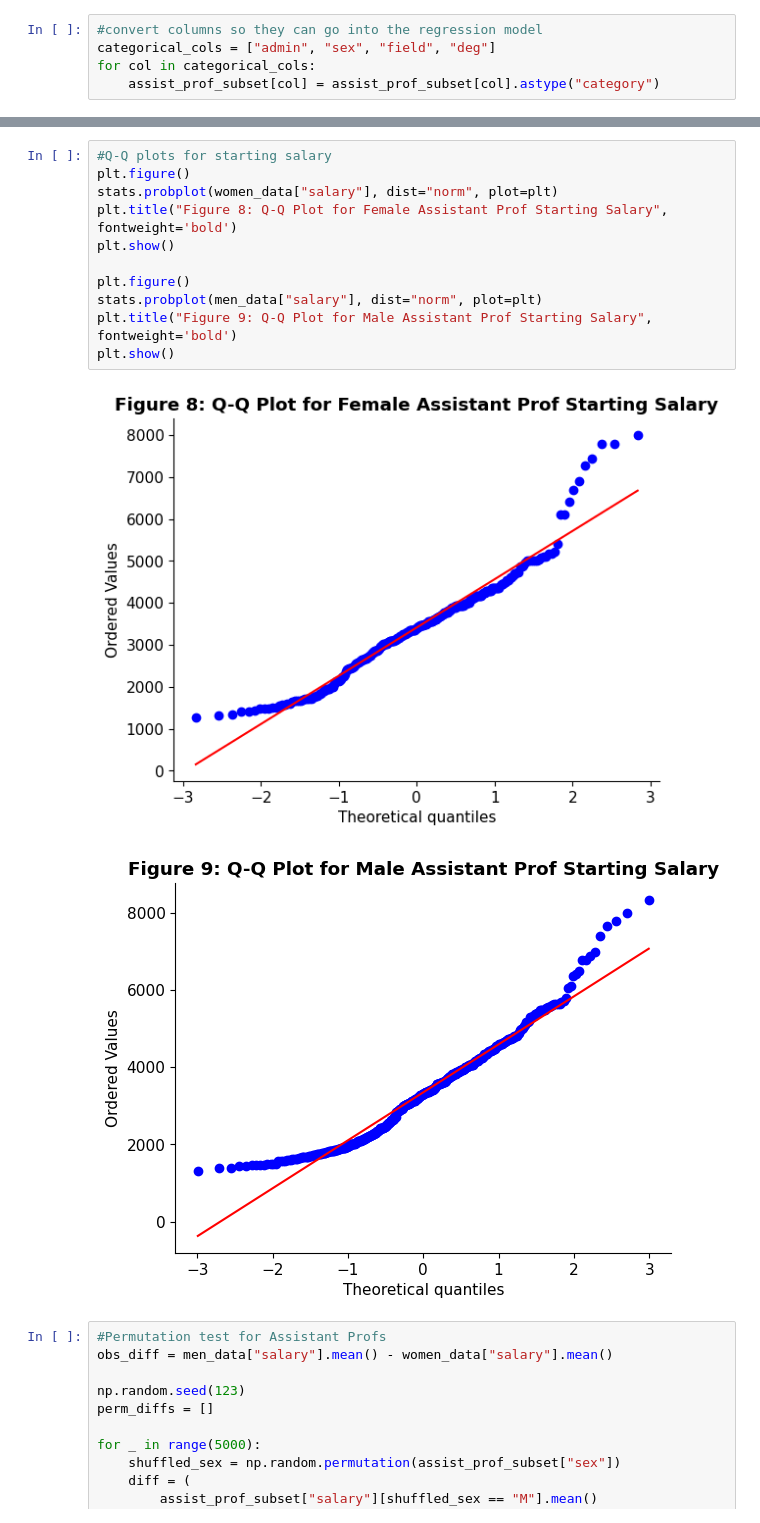
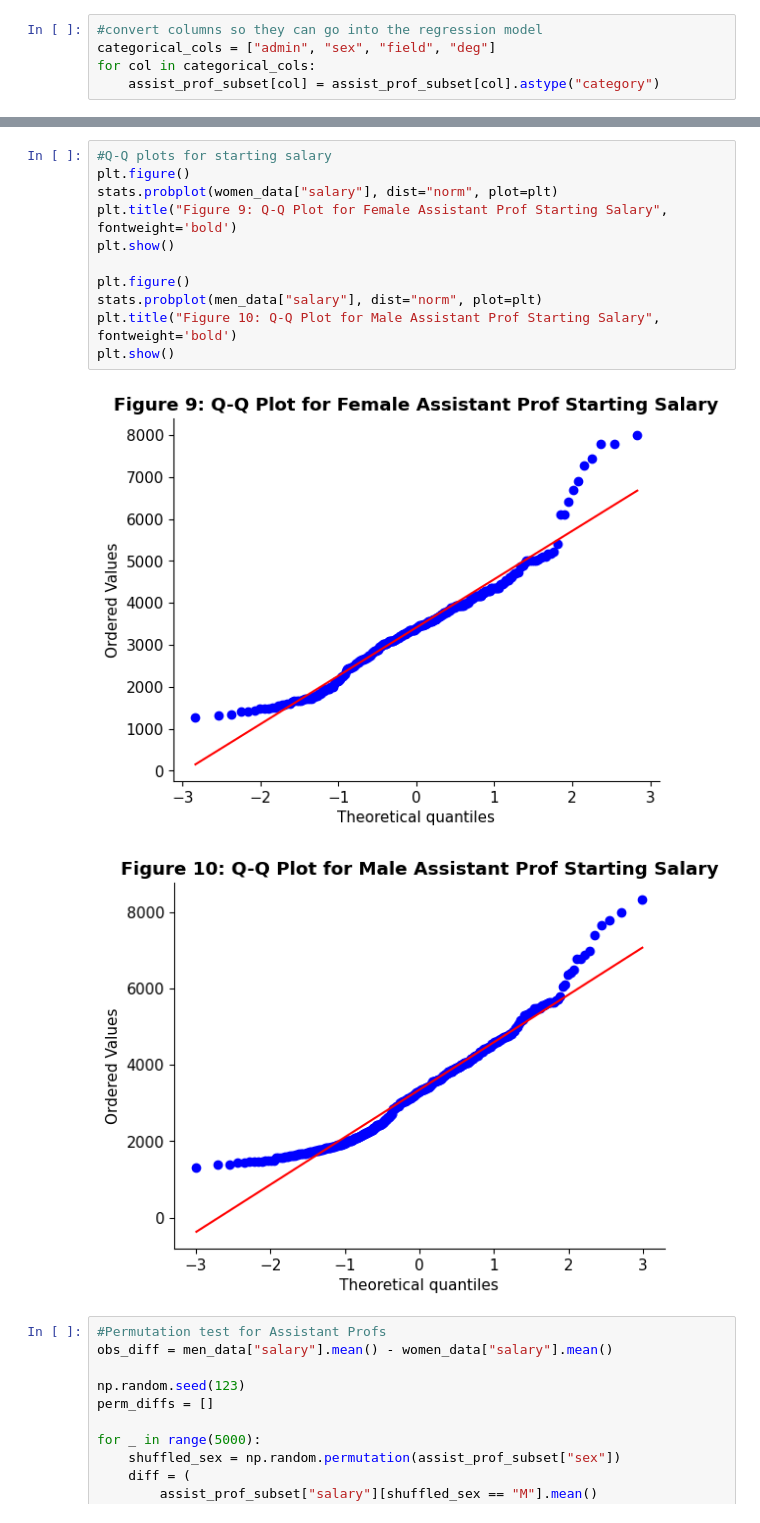
Before and after one commit to Jaiycex/Data557_Project_StoryTeam, a Jupyter notebook: Istanbul_IDS.ipynb, the cells around one changed output, grey strips where cells are left out. Cells and saved outputs as stored; diff of their text form.

```diff
--- a/Istanbul_IDS.ipynb
+++ b/Istanbul_IDS.ipynb
@@ -859,17 +907,17 @@ Men variance: 1602759.3115676737
 # %%
 #Q-Q plots for starting salary
 plt.figure()
 stats.probplot(women_data["salary"], dist="norm", plot=plt)
-plt.title("Figure 8: Q-Q Plot for Female Assistant Prof Starting Salary", fontweight='bold')
+plt.title("Figure 9: Q-Q Plot for Female Assistant Prof Starting Salary", fontweight='bold')
 plt.show()
 
 plt.figure()
 stats.probplot(men_data["salary"], dist="norm", plot=plt)
-plt.title("Figure 9: Q-Q Plot for Male Assistant Prof Starting Salary", fontweight='bold')
+plt.title("Figure 10: Q-Q Plot for Male Assistant Prof Starting Salary", fontweight='bold')
 plt.show()
 # %% [output]
 [figure]
-[figure, old version]
+[figure, new version]
 # %%
 #Permutation test for Assistant Profs
 obs_diff = men_data["salary"].mean() - women_data["salary"].mean()
```
Also changed, not shown: parts of 35 cells of this notebook, 1 other file.
